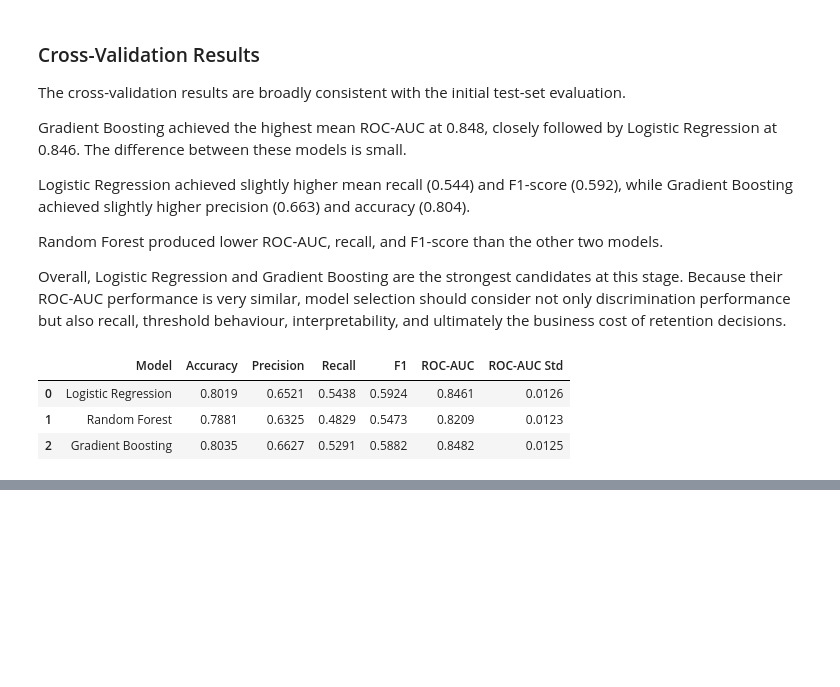
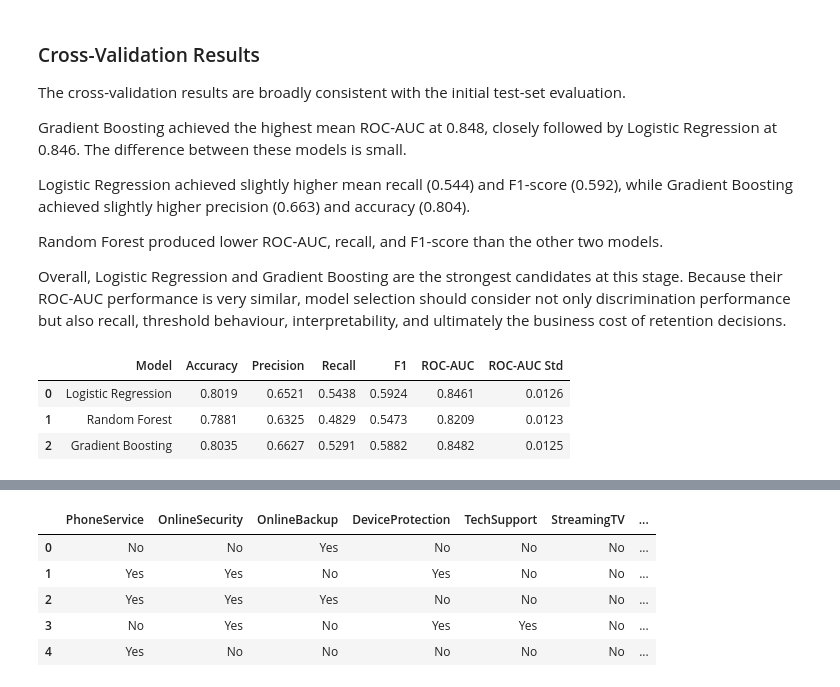
Before and after one commit to AbdulBari8455/customer-churn-platform, a Jupyter notebook: notebooks/02_feature_engineering_and_baseline_model.ipynb, the cells around one changed output, grey strips where cells are left out. Drawn from its saved outputs; the diff is of its cells as text; code cells hidden in the pictures; blank space fills up the shorter version.

```diff
--- a/notebooks/02_feature_engineering_and_baseline_model.ipynb
+++ b/notebooks/02_feature_engineering_and_baseline_model.ipynb
@@ -676,0 +705,11 @@ cv_results.round(4)
+# %%
+df_features[
+    service_columns + ["NumServices"]
+].head()
+# %% [output]
+|  | PhoneService | OnlineSecurity | OnlineBackup | DeviceProtection | TechSupport | StreamingTV | ... |
+| 0 | No | No | Yes | No | No | No | ... |
+| 1 | Yes | Yes | No | Yes | No | No | ... |
+| 2 | Yes | Yes | Yes | No | No | No | ... |
+| 3 | No | Yes | No | Yes | Yes | No | ... |
+| 4 | Yes | No | No | No | No | No | ... |
```
Also changed, not shown: parts of 27 cells of this notebook.
